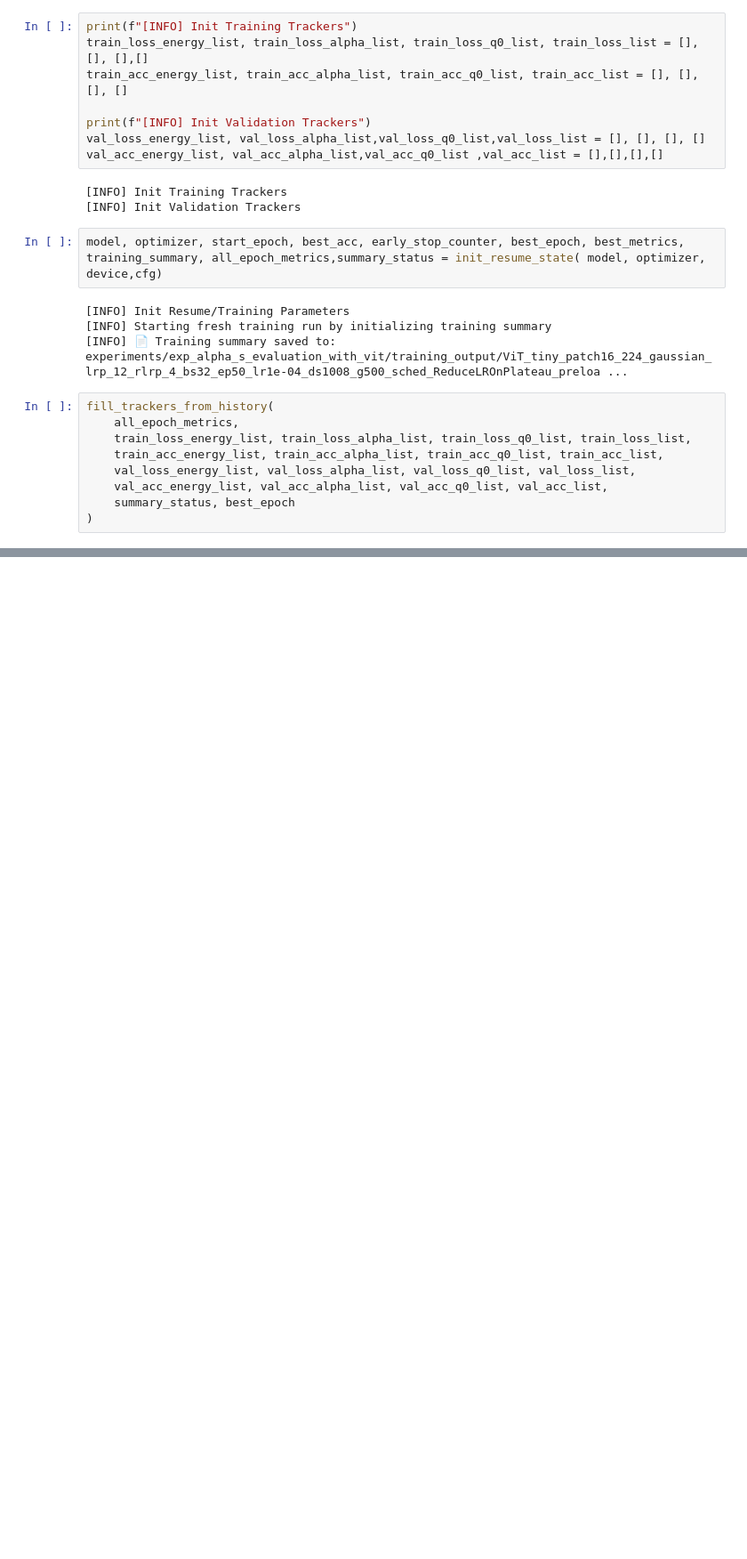
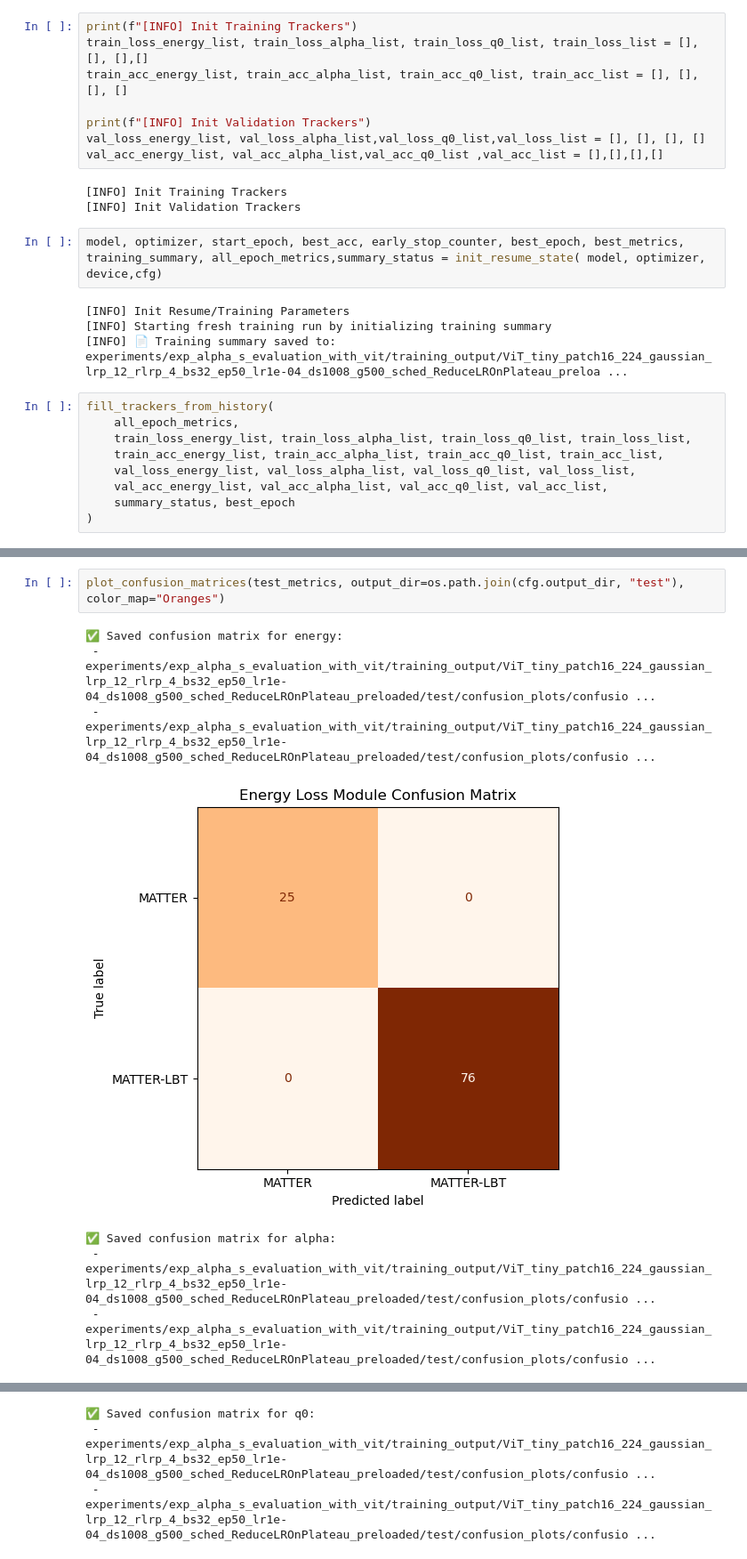
Before and after one commit to hmehryar/ml-jet-param-predictor, a Jupyter notebook: evaluation.ipynb, the cells around one changed output, grey strips where cells are left out. Shown at 89% size. Saved outputs shown, nothing was run; the diff lists cells and outputs as text; blank space fills up the shorter version.

```diff
--- a/evaluation.ipynb
+++ b/evaluation.ipynb
@@ -224,0 +244,10 @@ print(f"[INFO] Energy Loss ={val_metrics['loss_energy']:.4f}, αs Loss = {val_me
+# %%
+plot_confusion_matrices(test_metrics, output_dir=os.path.join(cfg.output_dir, "test"), color_map="Oranges")
+# %% [output]
+✅ Saved confusion matrix for energy:
+ - experiments/exp_alpha_s_evaluation_with_vit/training_output/ViT_tiny_patch16_224_gaussian_lrp_12_rlrp_4_bs32_ep50_lr1e-04_ds1008_g500_sched_ReduceLROnPlateau_preloaded/test/confusion_plots/confusio ...
+ - experiments/exp_alpha_s_evaluation_with_vit/training_output/ViT_tiny_patch16_224_gaussian_lrp_12_rlrp_4_bs32_ep50_lr1e-04_ds1008_g500_sched_ReduceLROnPlateau_preloaded/test/confusion_plots/confusio ...
+[figure, added]
+✅ Saved confusion matrix for alpha:
+ - experiments/exp_alpha_s_evaluation_with_vit/training_output/ViT_tiny_patch16_224_gaussian_lrp_12_rlrp_4_bs32_ep50_lr1e-04_ds1008_g500_sched_ReduceLROnPlateau_preloaded/test/confusion_plots/confusio ...
+ - experiments/exp_alpha_s_evaluation_with_vit/training_output/ViT_tiny_patch16_224_gaussian_lrp_12_rlrp_4_bs32_ep50_lr1e-04_ds1008_g500_sched_ReduceLROnPlateau_preloaded/test/confusion_plots/confusio ...
@@ -224,0 +255,3 @@ print(f"[INFO] Energy Loss ={val_metrics['loss_energy']:.4f}, αs Loss = {val_me
+✅ Saved confusion matrix for q0:
+ - experiments/exp_alpha_s_evaluation_with_vit/training_output/ViT_tiny_patch16_224_gaussian_lrp_12_rlrp_4_bs32_ep50_lr1e-04_ds1008_g500_sched_ReduceLROnPlateau_preloaded/test/confusion_plots/confusio ...
+ - experiments/exp_alpha_s_evaluation_with_vit/training_output/ViT_tiny_patch16_224_gaussian_lrp_12_rlrp_4_bs32_ep50_lr1e-04_ds1008_g500_sched_ReduceLROnPlateau_preloaded/test/confusion_plots/confusio ...
```
Also changed, not shown: parts of 9 cells of this notebook, 3 other files.
